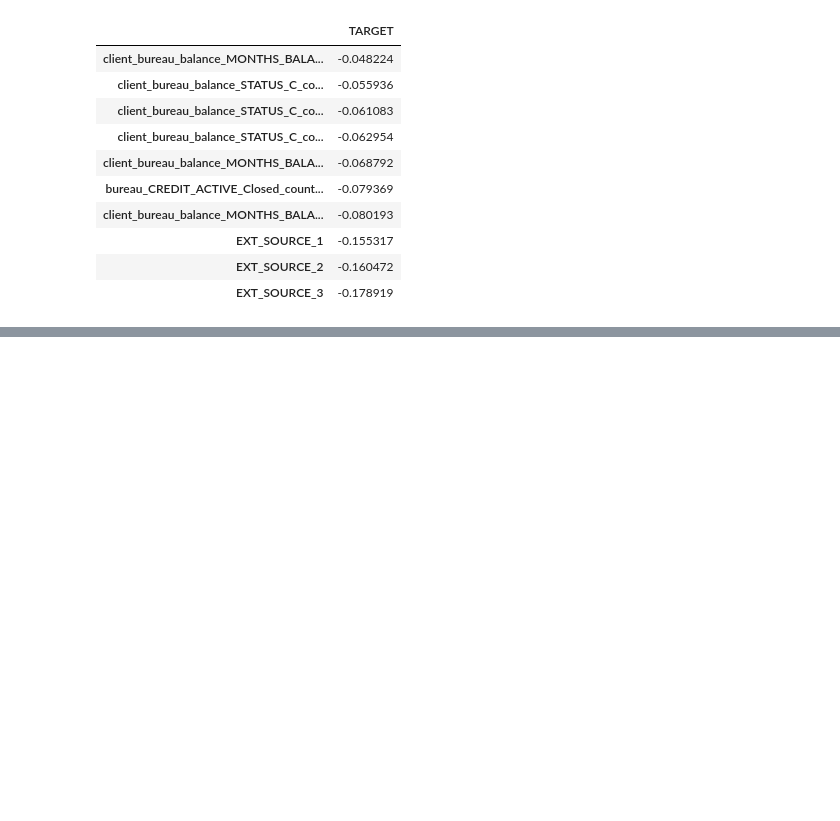
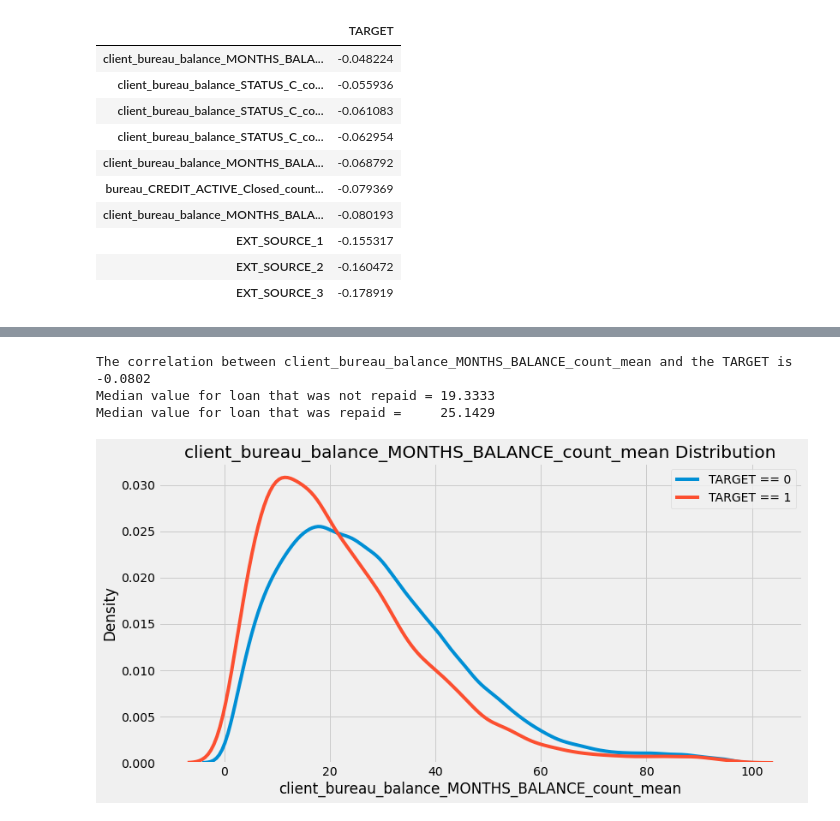
Before and after one commit to StudentLucyna/Projet7, a Jupyter notebook: Projet7_FE_Pysz.ipynb, the cells around one changed output, grey strips where cells are left out. Saved outputs shown, nothing was run; the diff lists cells and outputs as text; code cells hidden in the pictures; blank space fills up the shorter version.

```diff
--- a/Projet7_FE_Pysz.ipynb
+++ b/Projet7_FE_Pysz.ipynb
@@ -937,0 +940,7 @@ pd.DataFrame(corrs['TARGET'].dropna().tail(10))
+# %%
+kde_target(var_name='client_bureau_balance_MONTHS_BALANCE_count_mean', df=train)
+# %% [output]
+The correlation between client_bureau_balance_MONTHS_BALANCE_count_mean and the TARGET is -0.0802
+Median value for loan that was not repaid = 19.3333
+Median value for loan that was repaid =     25.1429
+[figure, added]
```
Also changed, not shown: parts of 45 cells of this notebook.
